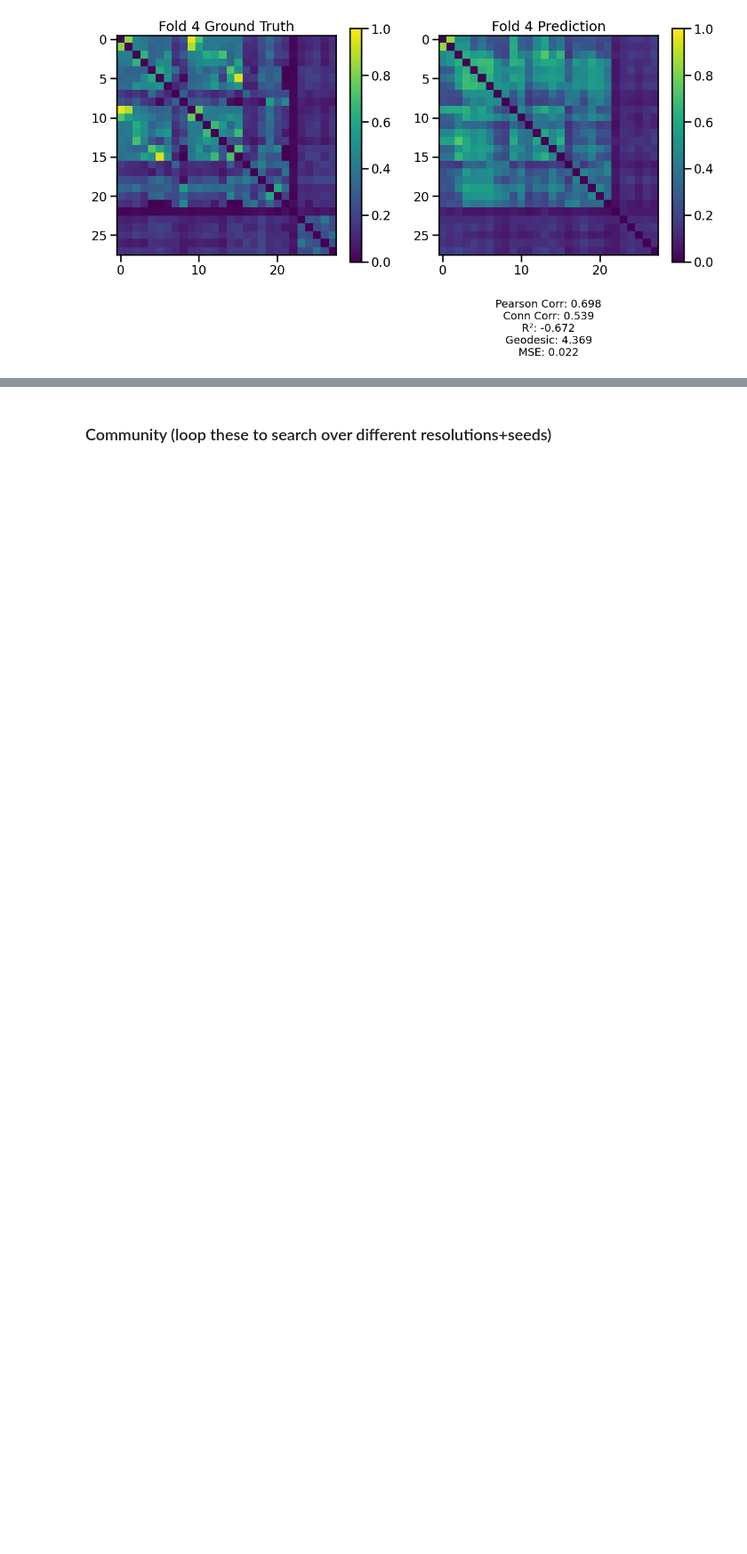
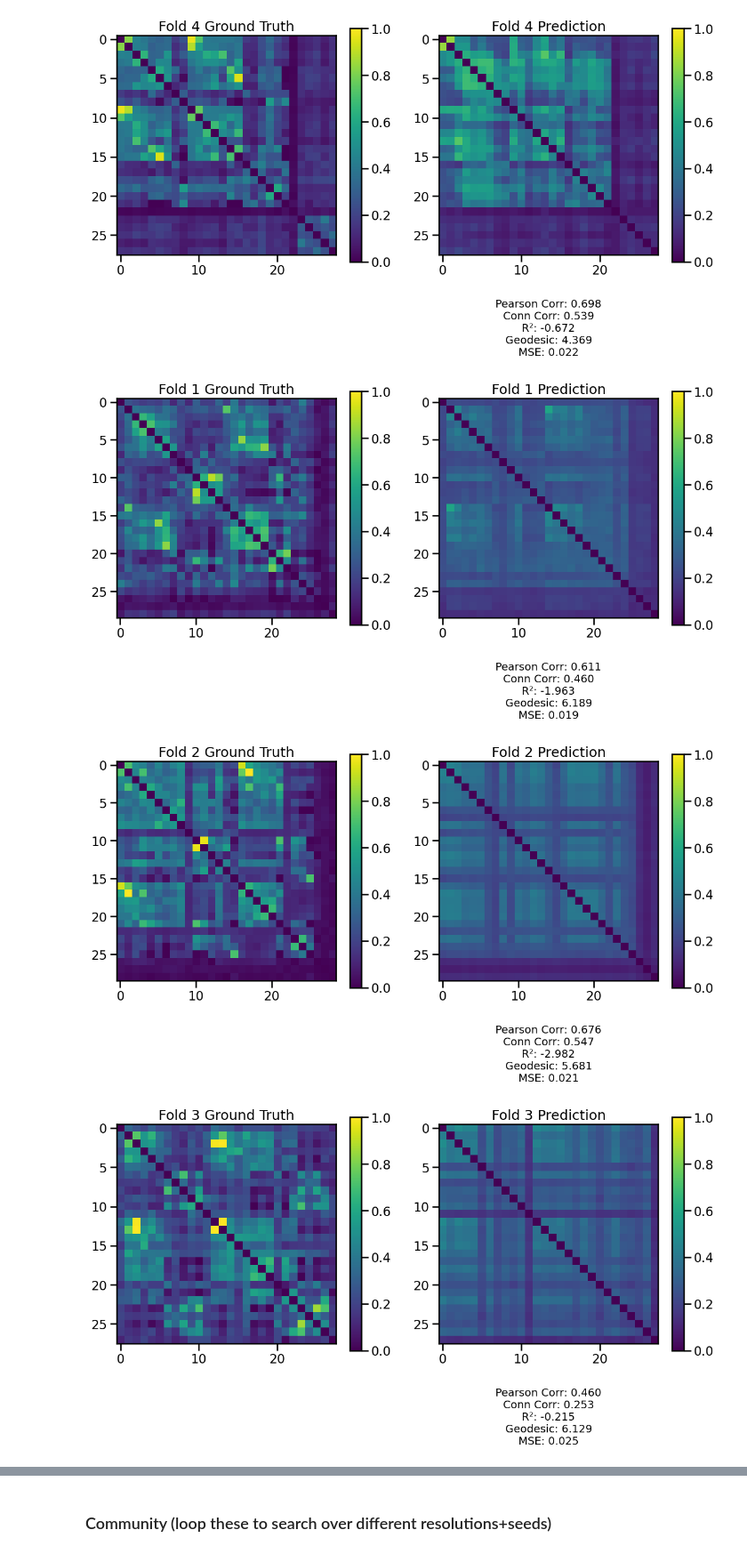
Before and after one commit to neuroinfolab/GeneEx2Conn, a Jupyter notebook: SFN24_experiments_mlp.ipynb, the cells around one changed output, grey strips where cells are left out. Shown at 89% size. Drawn from its saved outputs; the diff is of its cells as text; code cells hidden in the pictures; blank space fills up the shorter version.

```diff
--- a/SFN24_experiments_mlp.ipynb
+++ b/SFN24_experiments_mlp.ipynb
@@ -186,3 +136,10 @@ plot_single_model_predictions_with_metrics(results)
 [figure]
 [figure]
 [figure]
+# %%
+results = open_pickled_results('transcriptome_xgboost_random_42_bayessearch.pickle', '')
+plot_single_model_predictions_with_metrics(results)
+# %% [output]
+[figure, added]
+[figure, added]
+[figure, added]
```
Also changed, not shown: parts of 34 cells of this notebook, 6 other files.
